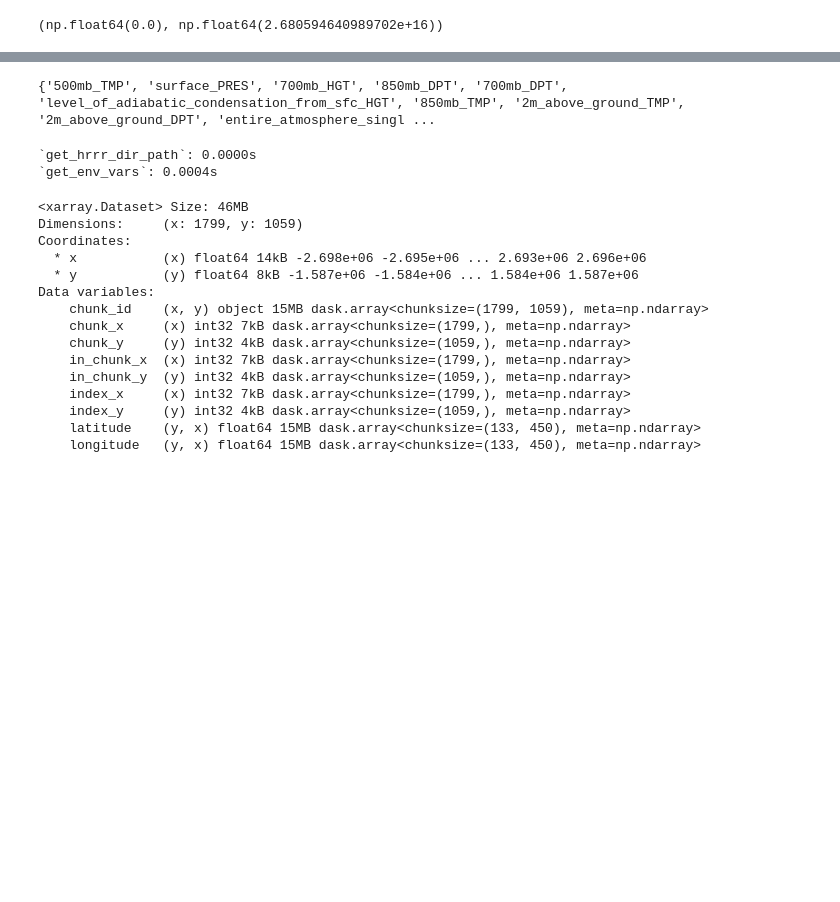
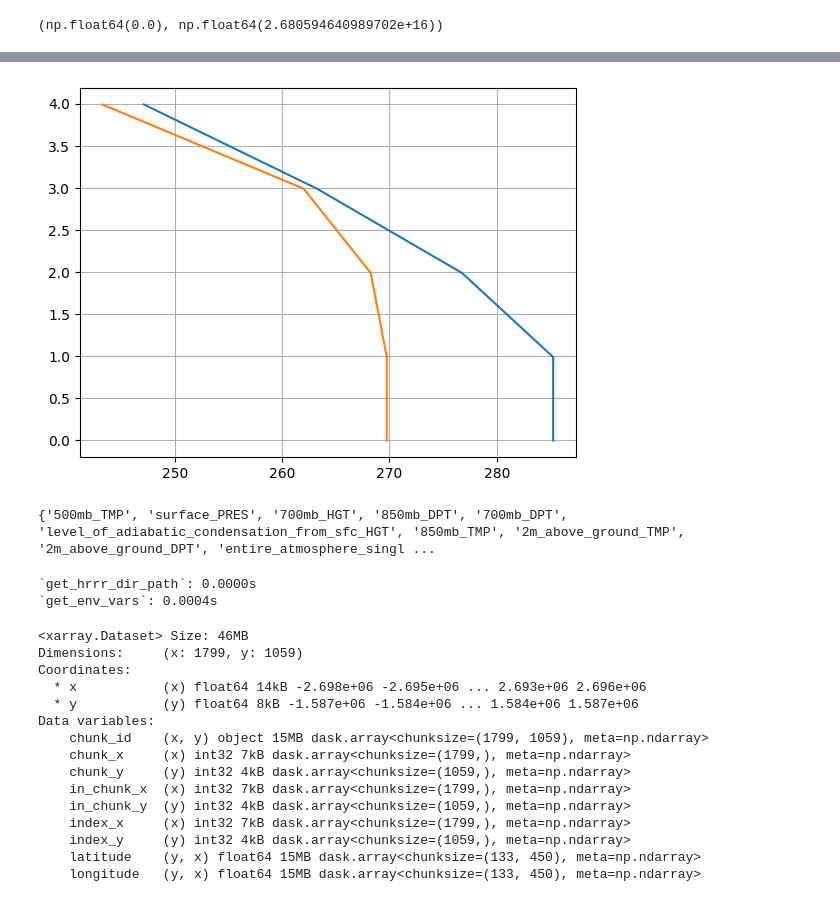
Before and after one commit to leharris3/piml-qpe, a Jupyter notebook: zarr.ipynb, the cells around one changed output, grey strips where cells are left out. Saved outputs shown, nothing was run; the diff lists cells and outputs as text; code cells hidden in the pictures; blank space fills up the shorter version.

Commit message:
all hrrr env params (untested)

```diff
--- a/zarr.ipynb
+++ b/zarr.ipynb
@@ -887,2 +855,5 @@ Index(['gauge_idx', 'start_datetime_utc', 'end_datetime_utc', 'gauge_acc_in',
 # %%
-df.to_csv("data/2021-01-01_2025-07-25_hrrr_env_v3.csv")
+import pandas as pd
+
+df = pd.read_csv("data/2021-01-01_2025-07-25_hrrr_env_v3.csv")
+df.head()
@@ -889,3 +921,29 @@ df.to_csv("data/2021-01-01_2025-07-25_hrrr_env_v3.csv")
+# %%
+import numpy as np
+import matplotlib.pyplot as plt
+
+
+WET_ADIABAT = 5.5   # C/km
+DRY_ADIABAT = -9.8  # C/km
+
+xp = np.arange(0, 4, 1)
+x  = np.arange(0, 4, 1/100)
+
+fp       = np.array([T_500, T_700, T_850, T_surface])
+T_interp = np.interp(x, xp, fp)
+
+fp       = np.array([P_500, P_700, P_850, P_surface])
+P_interp = np.interp(x, xp, fp)
+
+fp       = np.array([dp_500, dp_700, dp_850, dp_surface])
+dp_interp = np.interp(x, xp, fp)
+# %%
+plt.plot(T_interp[::-1], x);
+plt.plot(dp_interp[::-1], x);
+plt.grid()
+plt.show()
+# %% [output]
+[figure, added]
 # %%
 # sfc-850 pw
 
```
Also changed, not shown: parts of 12 cells of this notebook.
